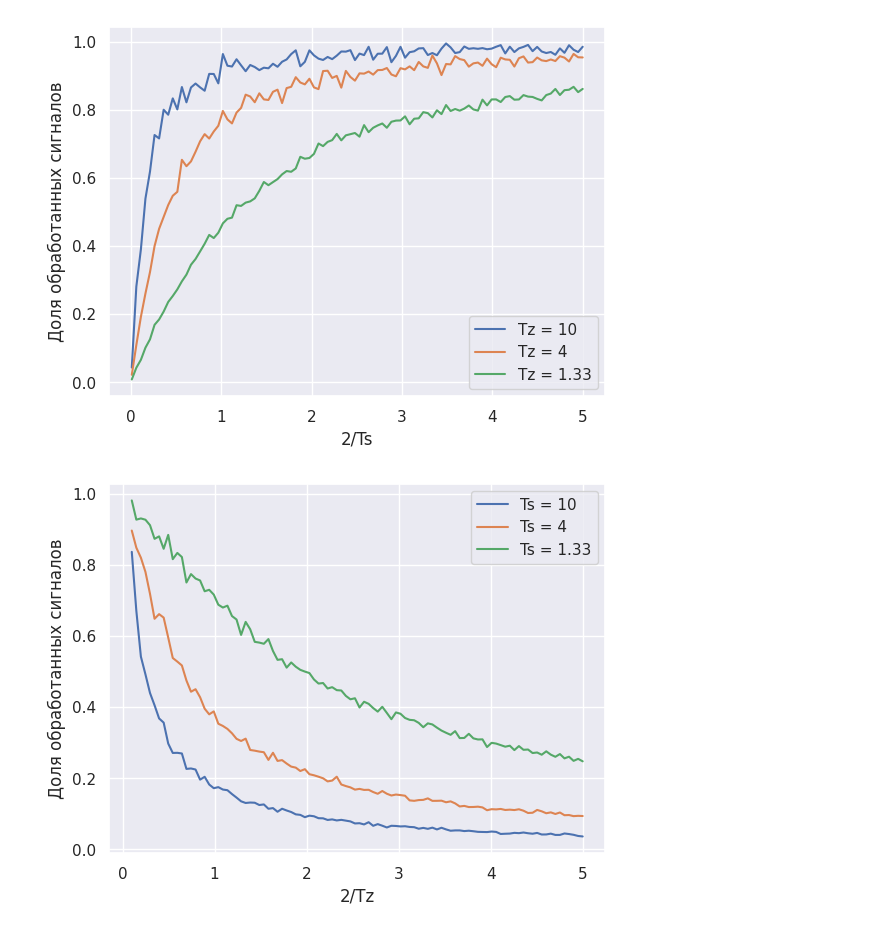
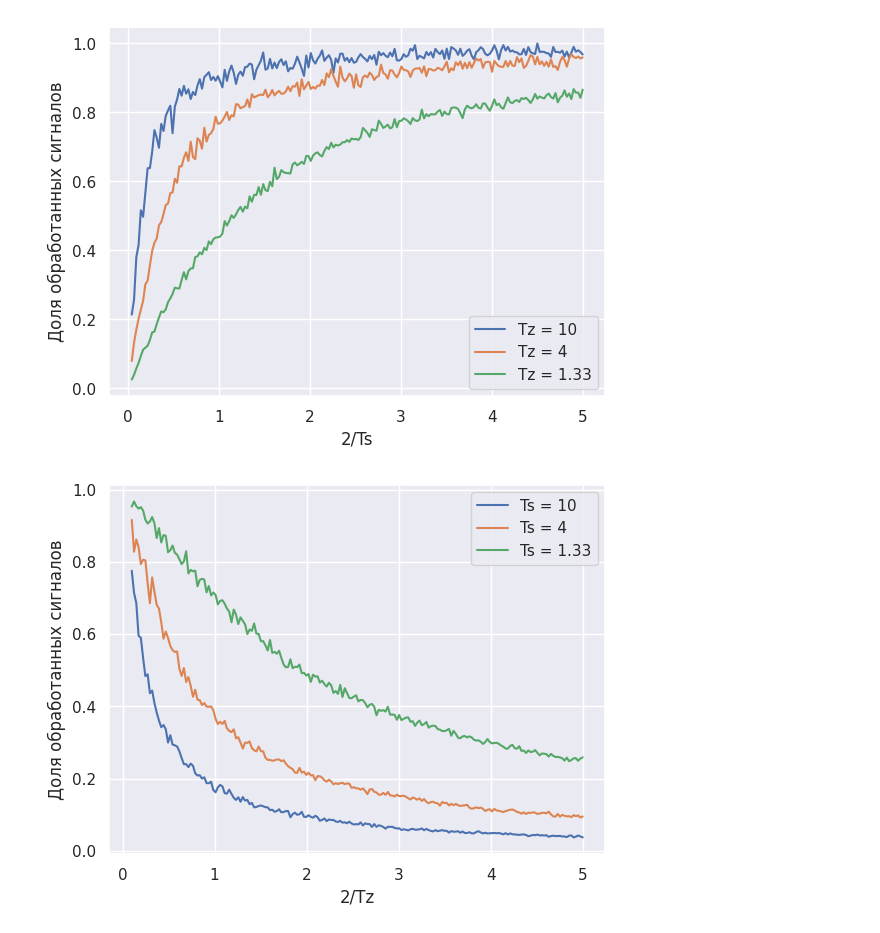
Before and after one commit to d1agnozzz/-, a Jupyter notebook: pr1/VV_1_plus.ipynb, the cells around one changed output. Drawn from its saved outputs; the diff is of its cells as text; code cells hidden in the pictures.

```diff
--- a/pr1/VV_1_plus.ipynb
+++ b/pr1/VV_1_plus.ipynb
@@ -1,18 +1,25 @@
+# %%
+def generate_T1_t2(total_time: float, input_time_max: float, process_time_max: float):
+    elapsed_time = 0
+    input_moments = list()
+    process_times = list()
+
+    if input_time_max <= 0:
+        raise ValueError("input_time_max should be greater that 0")
+
+    while elapsed_time < total_time:
+        input_time = random.random() * input_time_max
+        process_time = random.random() * process_time_max
+        elapsed_time += input_time
+        # print(elapsed_time)
+        input_moments.append(elapsed_time)
+        process_times.append(process_time)
+
+    return elapsed_time, input_moments, process_times
 # %%
 import random
 
-def generalized_model(total_time: float, input_time_max: float, process_time_max: float):
-    elapsed_time = 0
-    input_moments = list()
-    process_times = list()
-
-    while elapsed_time < total_time:
-        input_time = random.random() * input_time_max
-        process_time = random.random() * process_time_max
-        elapsed_time += input_time
-        # print(elapsed_time)
-        input_moments.append(elapsed_time)
-        process_times.append(process_time)
+def generalized_model(elapsed_time: float, input_moments: list[float], process_times: list[float]):
 
     skipped = 0
     downtime = 0
@@ -46,32 +53,33 @@ import matplotlib.pyplot as plt
 import seaborn as sns
 sns.set_theme()
 # %%
-Ts = np.linspace(0.01, 5, 100)
+Ts = np.linspace(0.04, 5, 200)
 Tz = (10, 4, 1.33)
 
 s_results = dict()
 
 
 SIMULATION_TIME = 1000
 
 for s in Ts:
     for z in Tz:
-        Pp, Pd = generalized_model(SIMULATION_TIME, z, 2/s)
+        elapsed_time, input_moments, process_times = generate_T1_t2(SIMULATION_TIME, z, 2/s)
+        Pp, Pd = generalized_model(elapsed_time, input_moments, process_times)
         res = s_results.get(z, list())
         res.append(Pp)
 
         s_results[z] = res
 
 # Ts = 2/Ts
 
 for Tz, vals in s_results.items():
     sns.lineplot(x=Ts, y=vals, label=f'Tz = {Tz}')
     plt.gcf().gca().set_xlabel('2/Ts')
     plt.gcf().gca().set_ylabel('Доля обработанных сигналов')
 # %% [output]
-[figure, old version]
+[figure, new version]
 # %%
-Tz = np.linspace(0.1, 5, 100)
+Tz = np.linspace(0.1, 5, 200)
 Ts = (10, 4, 1.33)
 
 z_results = dict()
@@ -79,7 +87,8 @@ z_results = dict()
 
 for z in Tz:
     for s in Ts:
-        Pp, Pd = generalized_model(SIMULATION_TIME, 2/z, s)
+        elapsed_time, input_moments, process_times = generate_T1_t2(SIMULATION_TIME, 2/z, s)
+        Pp, Pd = generalized_model(elapsed_time, input_moments, process_times)
         res = z_results.get(s, list())
         res.append(Pp)
 
@@ -90,4 +99,4 @@ for Ts, vals in z_results.items():
     plt.gcf().gca().set_xlabel('2/Tz')
     plt.gcf().gca().set_ylabel('Доля обработанных сигналов')
 # %% [output]
-[figure, old version]
+[figure, new version]
```
Also changed, not shown: 1 other file.
